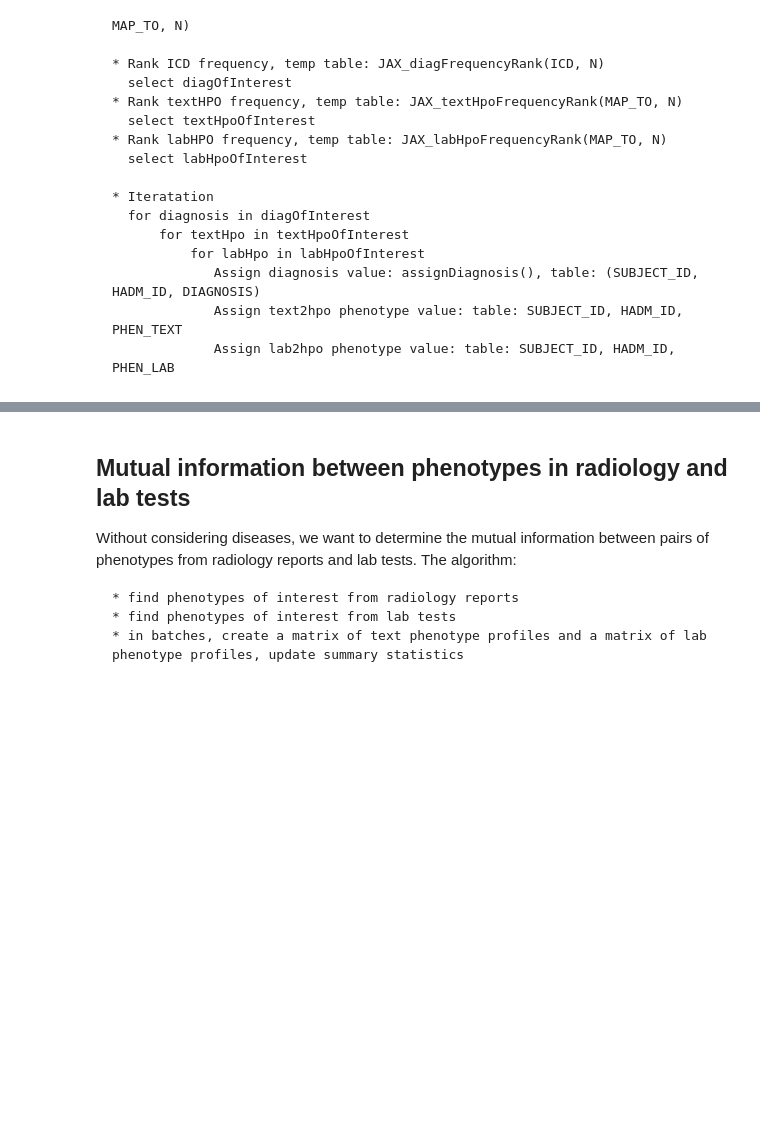
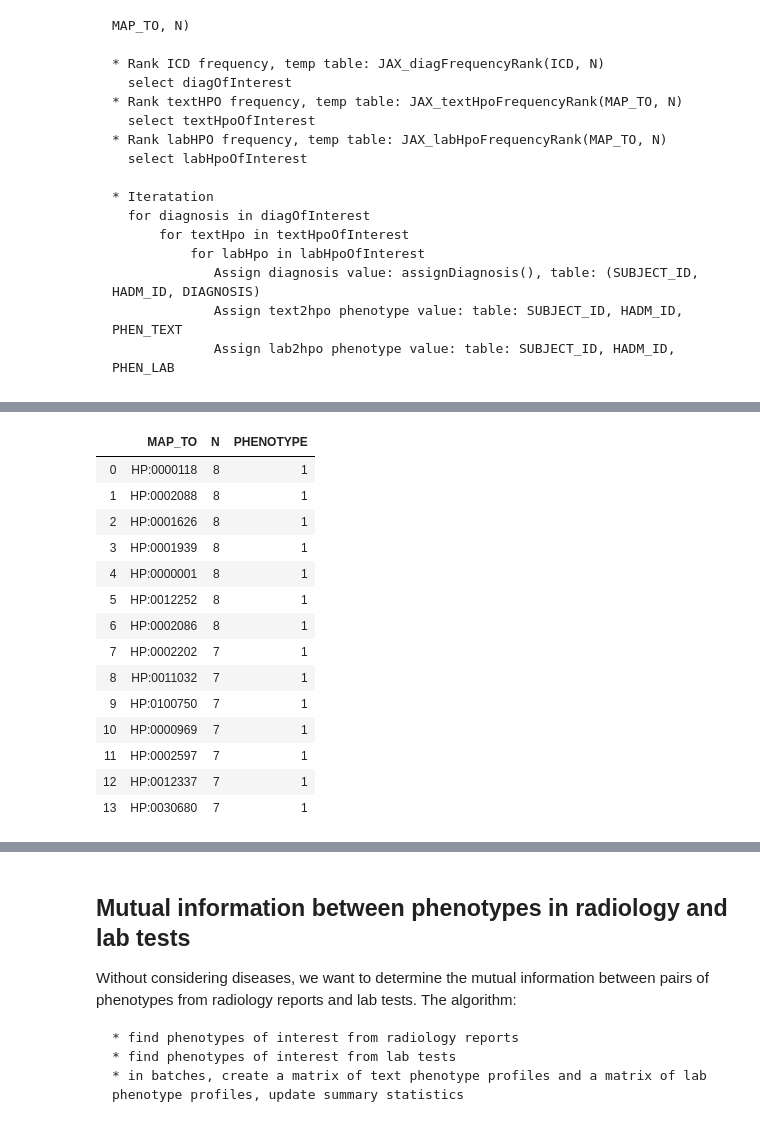
Before and after one commit to TheJacksonLaboratory/MIMIC_HPO, a Jupyter notebook: src/main/resources/mutual_info.ipynb, the cells around one changed output, grey strips where cells are left out. Saved outputs shown, nothing was run; the diff lists cells and outputs as text; code cells hidden in the pictures; blank space fills up the shorter version.

```diff
--- a/src/main/resources/mutual_info.ipynb
+++ b/src/main/resources/mutual_info.ipynb
@@ -1046,5 +1141,21 @@ pd.read_sql_query("SELECT * FROM JAX_labHpoFrequencyRank LIMIT 4", mydb)
 # %%
-pd.read_sql_query("SELECT * FROM JAX_textHpoFrequencyRank LIMIT 4", mydb)
+pd.read_sql_query("SELECT * FROM JAX_textHpoFrequencyRank WHERE N >= 7", mydb)
+# %% [output]
+|  | MAP_TO | N | PHENOTYPE |
+| 0 | HP:0000118 | 8 | 1 |
+| 1 | HP:0002088 | 8 | 1 |
+| 2 | HP:0001626 | 8 | 1 |
+| 3 | HP:0001939 | 8 | 1 |
+| 4 | HP:0000001 | 8 | 1 |
+| 5 | HP:0012252 | 8 | 1 |
+| 6 | HP:0002086 | 8 | 1 |
+| 7 | HP:0002202 | 7 | 1 |
+| 8 | HP:0011032 | 7 | 1 |
+| 9 | HP:0100750 | 7 | 1 |
+| 10 | HP:0000969 | 7 | 1 |
+| 11 | HP:0002597 | 7 | 1 |
+| 12 | HP:0012337 | 7 | 1 |
+| 13 | HP:0030680 | 7 | 1 |
 # %%
 #createDiagnosisTable(diagnosis, primary_diagnosis_only=False )
 pd.read_sql_query("SELECT * FROM JAX_mf_diag WHERE DIAGNOSIS=1", mydb)
```
Also changed, not shown: parts of 22 cells of this notebook, 7 other files.
